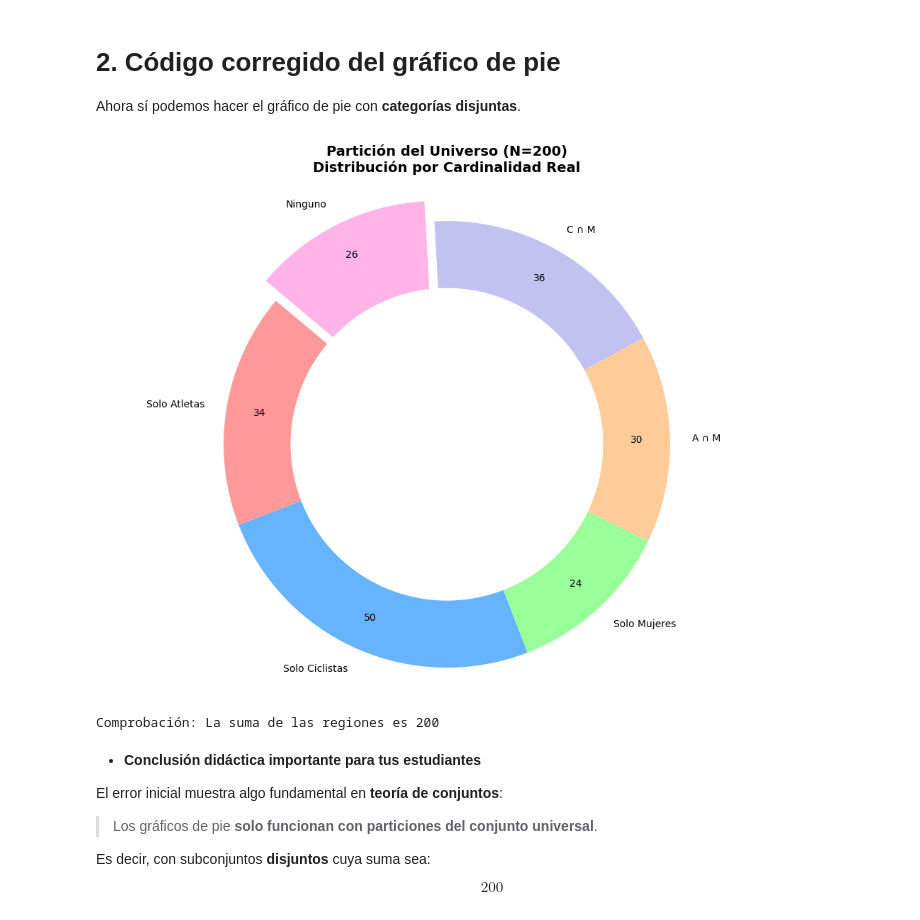
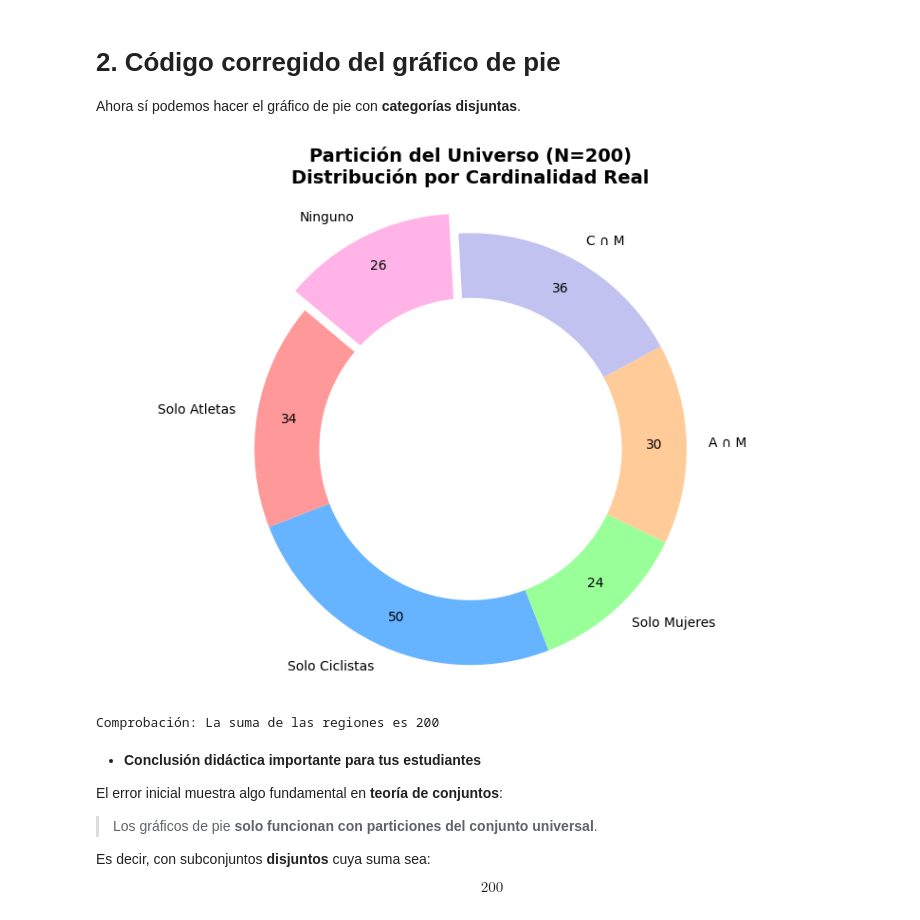
Before and after one commit to marco-canas/camino-udea, a Jupyter notebook: 3_lenguaje_proposicional/clase_01_diagnostico_y_analisis_del_lenguaje/clase1_lenguaje_proposicional.ipynb, the cells around one changed output. Cells and saved outputs as stored; diff of their text form; code cells hidden in the pictures.

```diff
--- a/3_lenguaje_proposicional/clase_01_diagnostico_y_analisis_del_lenguaje/clase1_lenguaje_proposicional.ipynb
+++ b/3_lenguaje_proposicional/clase_01_diagnostico_y_analisis_del_lenguaje/clase1_lenguaje_proposicional.ipynb
@@ -799,35 +1248,35 @@ ninguno = N - union                    # Resultado: 26
 # Filtramos las etiquetas y tamaños que son 0 para no ensuciar el gráfico
 labels_raw = ['Solo Atletas', 'Solo Ciclistas', 'Solo Mujeres', 'A ∩ M', 'C ∩ M', 'Ninguno']
 sizes_raw = [solo_A, solo_C, solo_M, A_M_solo, C_M_solo, ninguno]
 
 # Colores didácticos
 colors = ['#ff9999','#66b3ff','#99ff99','#ffcc99','#c2c2f0','#ffb3e6']
 
-plt.figure(figsize=(10, 8))
+plt.figure(figsize=(8, 6))
 plt.pie(
     sizes_raw,
     labels=labels_raw,
     autopct=lambda p: f'{p*N/100:.0f}', # Muestra la cantidad real (cardinalidad) en vez de %
     startangle=140,
     colors=colors,
     pctdistance=0.85,
     explode=(0, 0, 0, 0, 0, 0.1) # Resaltamos a los que no pertenecen a ningún grupo
 )
 
 # Dibujar un círculo blanco en el centro para convertirlo en "Donut Chart" (opcional, mejora lectura)
 centre_circle = plt.Circle((0,0),0.70,fc='white')
 fig = plt.gcf()
 fig.gca().add_artist(centre_circle)
 
 plt.title(f'Partición del Universo (N={N})\nDistribución por Cardinalidad Real', fontsize=14, fontweight='bold')
 plt.axis('equal')
 plt.tight_layout()
 plt.savefig(r"C:\Users\marco\Downloads\diagrama_pie.png")  # Guardar la figura como imagen
 plt.show()
 
 print(f"Comprobación: La suma de las regiones es {sum(sizes_raw)}")
 # %% [output]
-[figure, old version]
+[figure, new version]
 Comprobación: La suma de las regiones es 200
 # %% [markdown]
 
```
Also changed, not shown: parts of 173 cells of this notebook, 3 other files.
